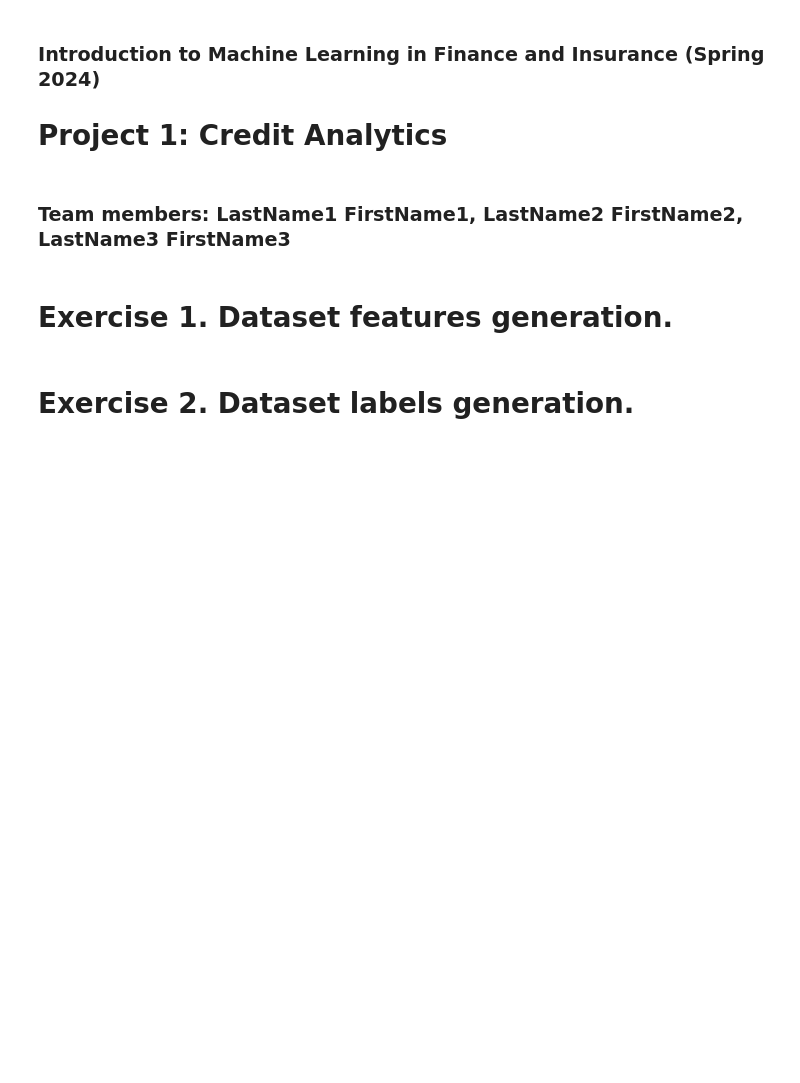
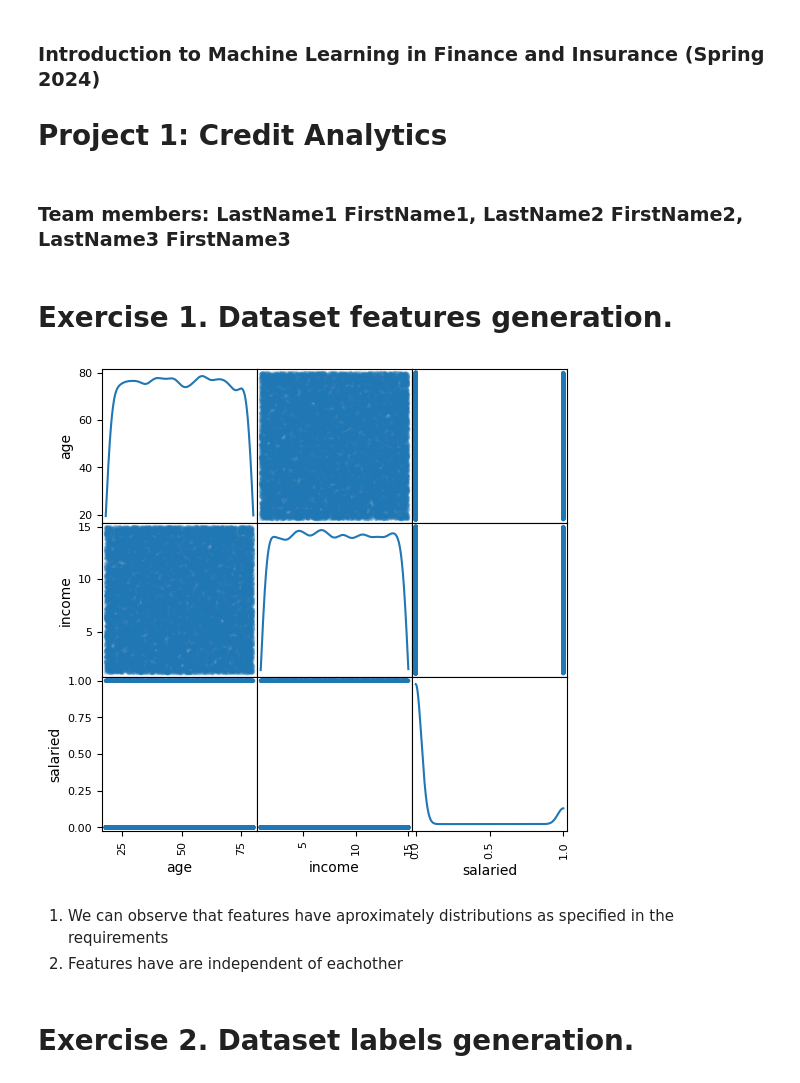
Before and after one commit to tskorkowski/CAS-ML, a Jupyter notebook: sessions/project1/Project 1 - Template.ipynb, the cells around one changed output. Drawn from its saved outputs; the diff is of its cells as text; code cells hidden in the pictures; blank space fills up the shorter version.

```diff
--- a/sessions/project1/Project 1 - Template.ipynb
+++ b/sessions/project1/Project 1 - Template.ipynb
@@ -35,6 +35,15 @@ data = pd.DataFrame((np.random.uniform(age_lower_bound,age_upper_bound, m+n),
                      np.random.uniform(income_lower_bound,income_upper_bound, m+n),
                      np.random.binomial(1, p_self_emplyed, size = m+n))).transpose()
 data.columns=feature_headers
+# %%
+# Plot scatter matrix
+pd.plotting.scatter_matrix(data, alpha=0.2, figsize=(6, 6),diagonal='kde')
+plt.show()
+# %% [output]
+[figure, added]
+# %% [markdown]
+1. We can observe that features have aproximately distributions as specified in the requirements
+2. Features have are independent of eachother
 # %% [markdown]
 # Exercise 2. Dataset labels generation.
 # %%
```
Also changed, not shown: parts of 6 cells of this notebook.
